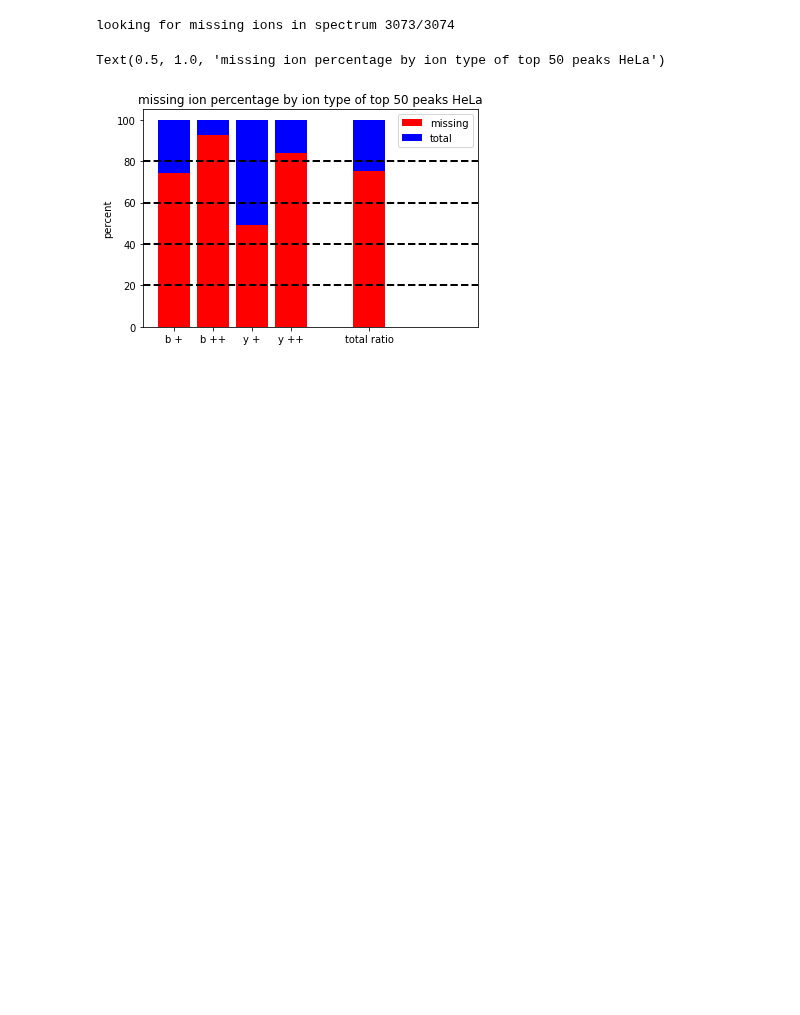
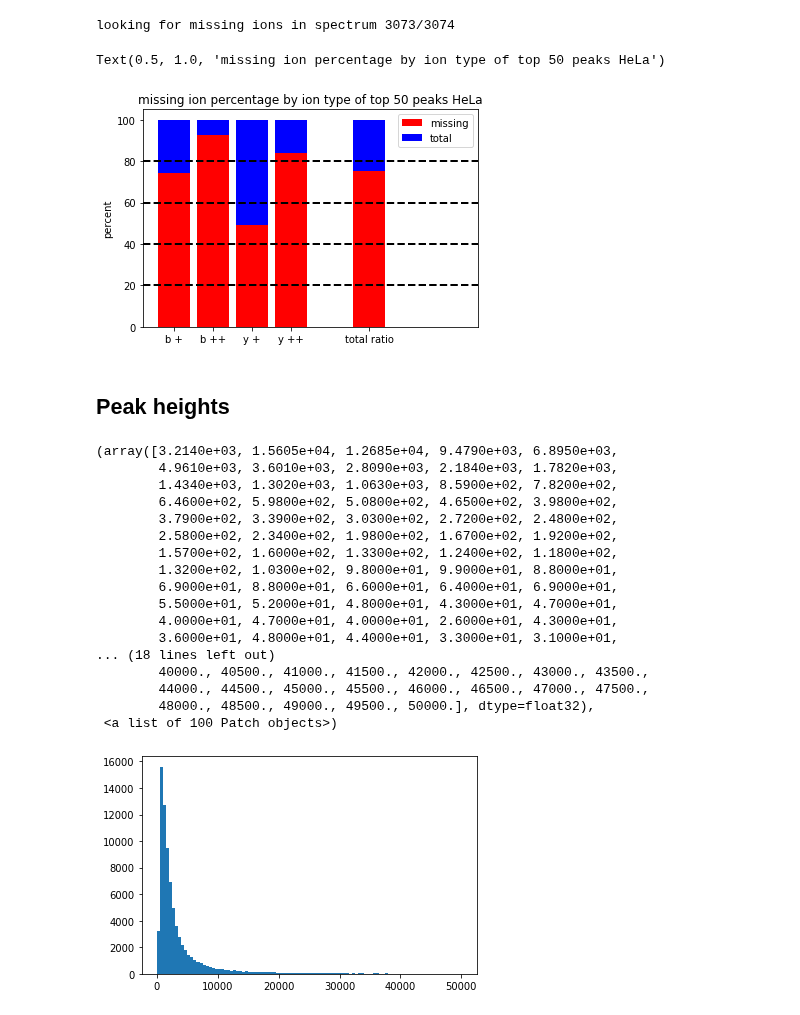
Before and after one commit to zmcgrath96/hypedsearch, a Jupyter notebook: sandbox/jupyter notebooks/Perturbation of spectra to match real spectra.ipynb, the cells around one changed output. Cells and saved outputs as stored; diff of their text form; code cells hidden in the pictures; blank space fills up the shorter version.

```diff
--- a/sandbox/jupyter notebooks/Perturbation of spectra to match real spectra.ipynb
+++ b/sandbox/jupyter notebooks/Perturbation of spectra to match real spectra.ipynb
@@ -210,3 +210,31 @@ plt.title('missing ion percentage by ion type of top 50 peaks HeLa')
 # %% [output]
 Text(0.5, 1.0, 'missing ion percentage by ion type of top 50 peaks HeLa')
 [figure]
+# %% [markdown]
+## Peak heights
+# %%
+heights = []
+for idx, row in df.iterrows():
+    fname = row['filename']
+    heights += sorted(list(filenameindexed[fname]['intensity array']), reverse=True)[:25]
+
+plt.hist(heights, bins=100, range=(0, 50000))
+# %% [output]
+(array([3.2140e+03, 1.5605e+04, 1.2685e+04, 9.4790e+03, 6.8950e+03,
+        4.9610e+03, 3.6010e+03, 2.8090e+03, 2.1840e+03, 1.7820e+03,
+        1.4340e+03, 1.3020e+03, 1.0630e+03, 8.5900e+02, 7.8200e+02,
+        6.4600e+02, 5.9800e+02, 5.0800e+02, 4.6500e+02, 3.9800e+02,
+        3.7900e+02, 3.3900e+02, 3.0300e+02, 2.7200e+02, 2.4800e+02,
+        2.5800e+02, 2.3400e+02, 1.9800e+02, 1.6700e+02, 1.9200e+02,
+        1.5700e+02, 1.6000e+02, 1.3300e+02, 1.2400e+02, 1.1800e+02,
+        1.3200e+02, 1.0300e+02, 9.8000e+01, 9.9000e+01, 8.8000e+01,
+        6.9000e+01, 8.8000e+01, 6.6000e+01, 6.4000e+01, 6.9000e+01,
+        5.5000e+01, 5.2000e+01, 4.8000e+01, 4.3000e+01, 4.7000e+01,
+        4.0000e+01, 4.7000e+01, 4.0000e+01, 2.6000e+01, 4.3000e+01,
+        3.6000e+01, 4.8000e+01, 4.4000e+01, 3.3000e+01, 3.1000e+01,
+... (18 lines left out)
+        40000., 40500., 41000., 41500., 42000., 42500., 43000., 43500.,
+        44000., 44500., 45000., 45500., 46000., 46500., 47000., 47500.,
+        48000., 48500., 49000., 49500., 50000.], dtype=float32),
+ <a list of 100 Patch objects>)
+[figure, added]
```
Also changed, not shown: parts of 2 cells of this notebook, 11 other files.
